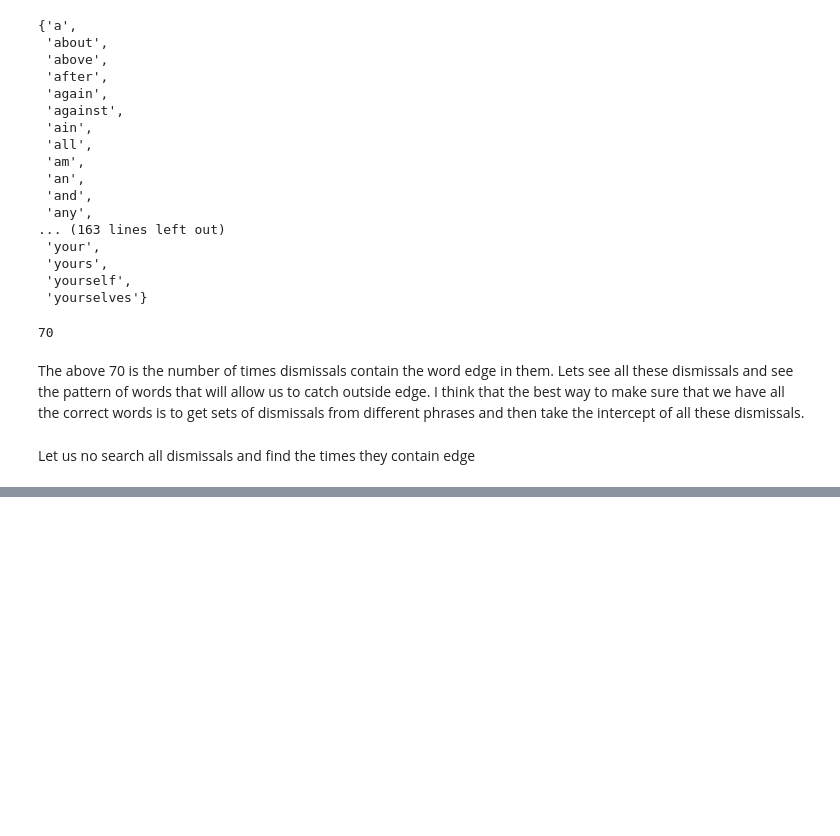
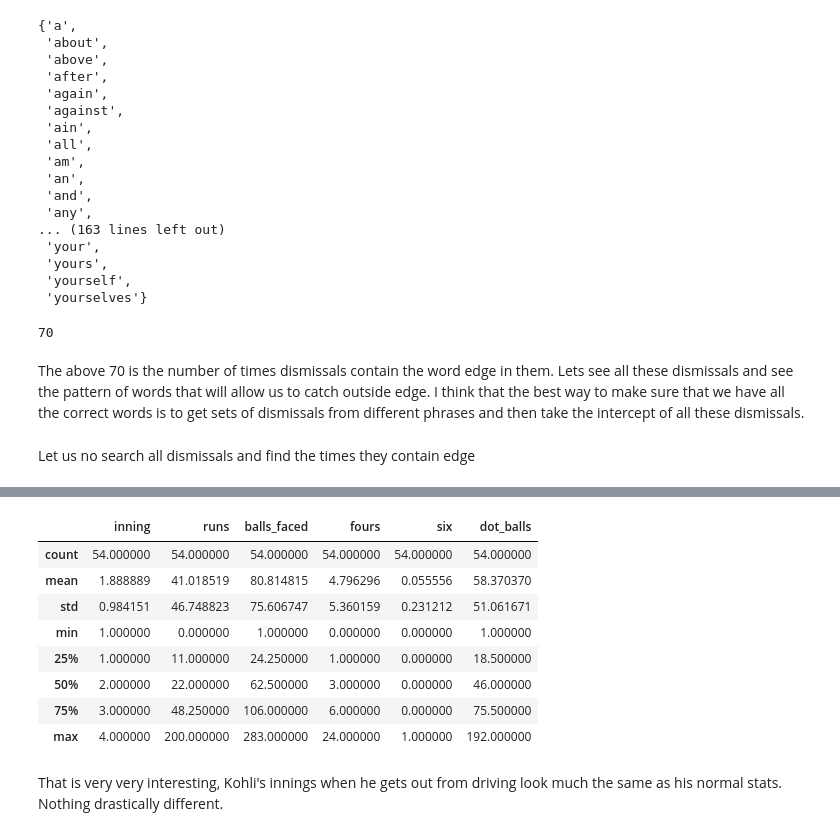
Before and after one commit to abhiramjoshi/cricket_analysis, a Jupyter notebook: codebase/Kohli/how_many_drives.ipynb, the cells around one changed output, grey strips where cells are left out. Cells and saved outputs as stored; diff of their text form; code cells hidden in the pictures; blank space fills up the shorter version.

```diff
--- a/codebase/Kohli/how_many_drives.ipynb
+++ b/codebase/Kohli/how_many_drives.ipynb
@@ -343,0 +490,14 @@ edge_dismissals[1]
+# %%
+cover_drive_match_totals_df.describe()
+# %% [output]
+|  | inning | runs | balls_faced | fours | six | dot_balls |
+| count | 54.000000 | 54.000000 | 54.000000 | 54.000000 | 54.000000 | 54.000000 |
+| mean | 1.888889 | 41.018519 | 80.814815 | 4.796296 | 0.055556 | 58.370370 |
+| std | 0.984151 | 46.748823 | 75.606747 | 5.360159 | 0.231212 | 51.061671 |
+| min | 1.000000 | 0.000000 | 1.000000 | 0.000000 | 0.000000 | 1.000000 |
+| 25% | 1.000000 | 11.000000 | 24.250000 | 1.000000 | 0.000000 | 18.500000 |
+| 50% | 2.000000 | 22.000000 | 62.500000 | 3.000000 | 0.000000 | 46.000000 |
+| 75% | 3.000000 | 48.250000 | 106.000000 | 6.000000 | 0.000000 | 75.500000 |
+| max | 4.000000 | 200.000000 | 283.000000 | 24.000000 | 1.000000 | 192.000000 |
+# %% [markdown]
+That is very very interesting, Kohli's innings when he gets out from driving look much the same as his normal stats. Nothing drastically different.
```
Also changed, not shown: parts of 25 cells of this notebook.
